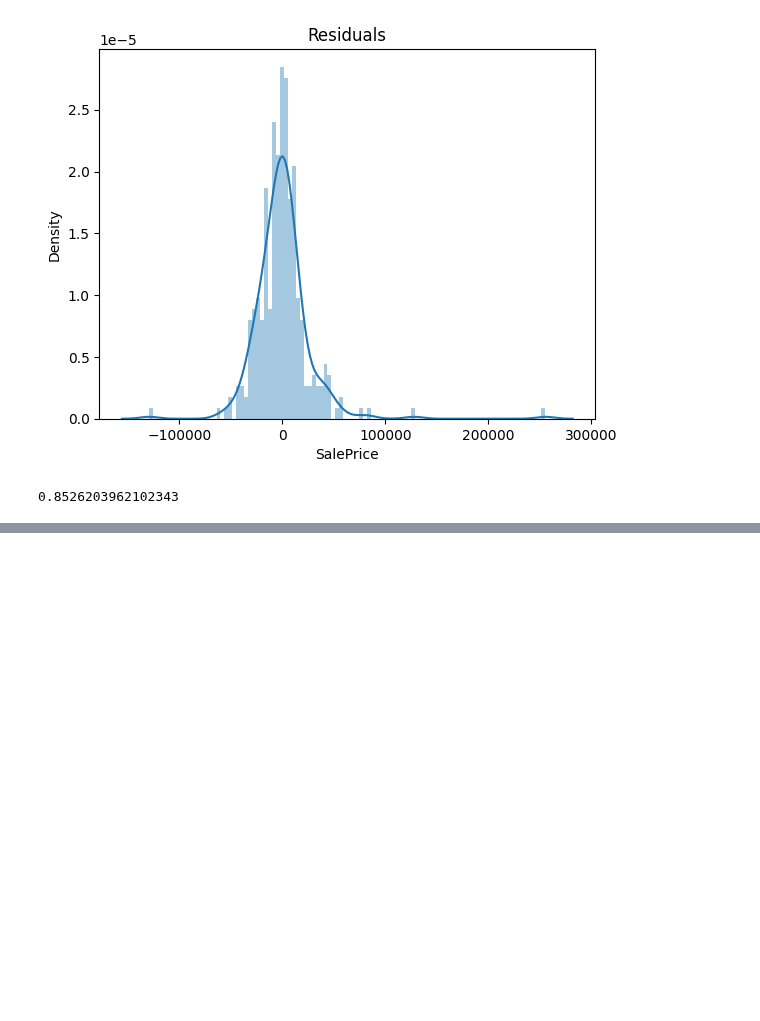
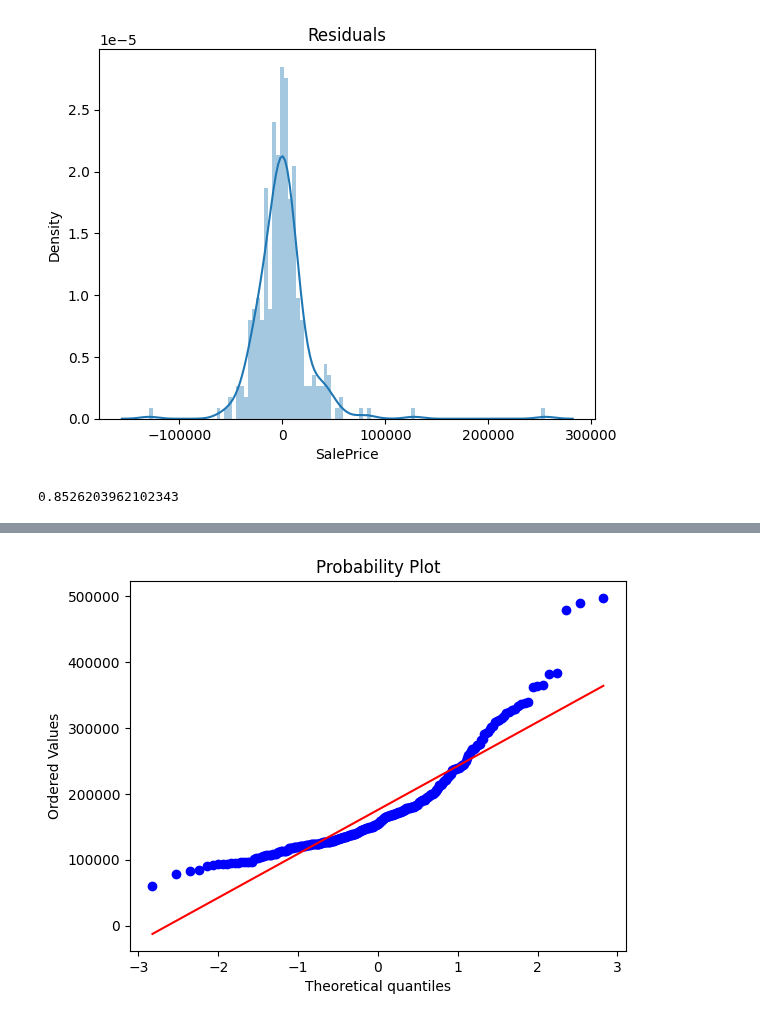
Before and after one commit to Venchislaw/PracticalAI, a Jupyter notebook: Machine Learning/RealProjects/RealEstateWebSite/data_science/ML Side/models_try.ipynb, the cells around one changed output, grey strips where cells are left out. Saved outputs shown, nothing was run; the diff lists cells and outputs as text; code cells hidden in the pictures; blank space fills up the shorter version.

```diff
--- a/Machine Learning/RealProjects/RealEstateWebSite/data_science/ML Side/models_try.ipynb
+++ b/Machine Learning/RealProjects/RealEstateWebSite/data_science/ML Side/models_try.ipynb
@@ -213,0 +230,5 @@ cross_val_score(forest, X_test, y_test, cv=3).mean()
+# %%
+stats.probplot(test_prediction, dist="norm", plot=pylab)
+pylab.show()
+# %% [output]
+[figure, added]
```
Also changed, not shown: parts of 3 cells of this notebook.
